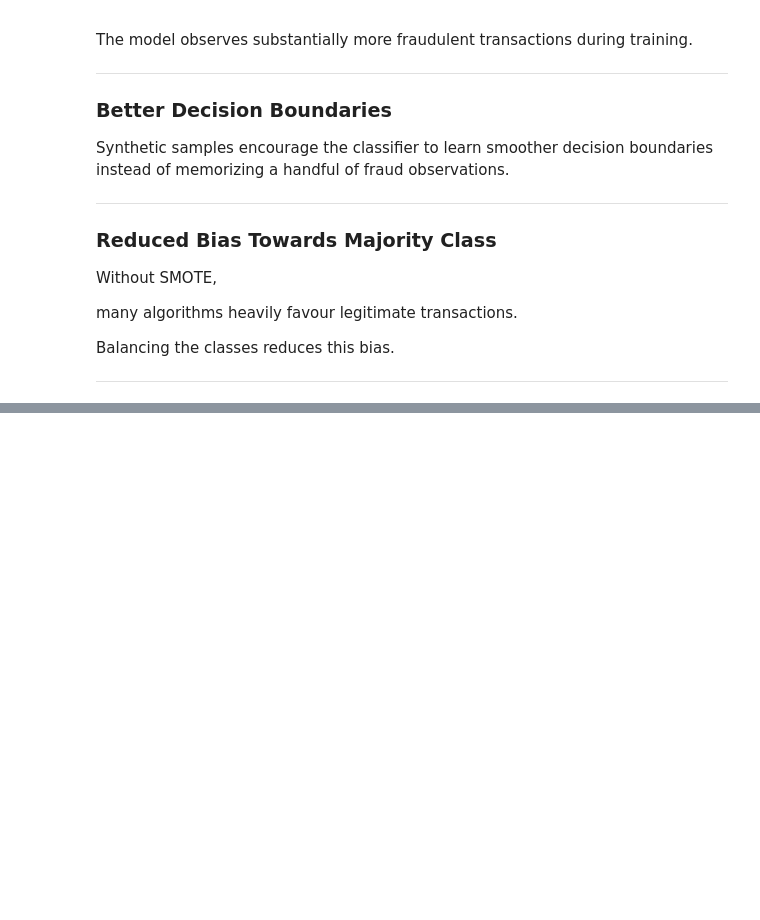
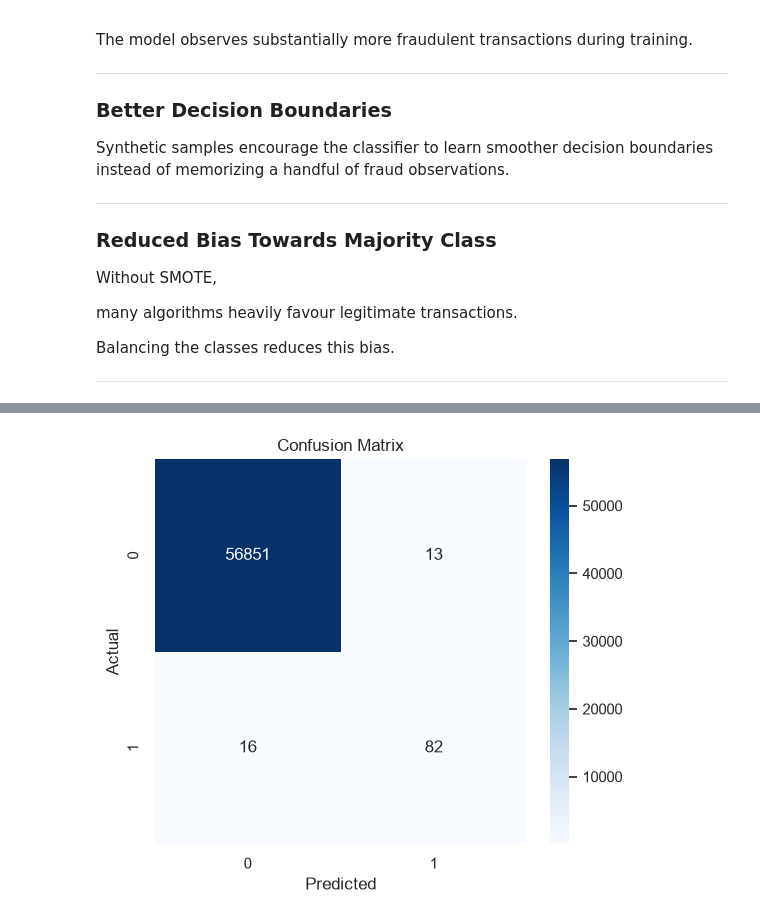
Before and after one commit to meerkanani-40/Credit-Card-Fraud-Detection, a Jupyter notebook: Credit_Card_Fraud_Detection.ipynb, the cells around one changed output, grey strips where cells are left out. Saved outputs shown, nothing was run; the diff lists cells and outputs as text; code cells hidden in the pictures; blank space fills up the shorter version.

```diff
--- a/Credit_Card_Fraud_Detection.ipynb
+++ b/Credit_Card_Fraud_Detection.ipynb
@@ -1610,0 +1623,7 @@ Balancing the classes reduces this bias.
+# %%
+models = {
+    "Logistic Regression": log_reg,
+    "Decision Tree": decision_tree,
+    "Random Forest": random_forest,
+    "Gradient Boosting": gradient_boost
+}
@@ -1610,0 +1640,4 @@ Balancing the classes reduces this bias.
+# %%
+results = []
+
+trained_models = {}
@@ -1610,0 +2040,4 @@ Balancing the classes reduces this bias.
+# %%
+# Final Model
+
+final_model = trained_models["Random Forest"]
@@ -1610,0 +2050,4 @@ Balancing the classes reduces this bias.
+# %%
+y_pred = final_model.predict(X_test_scaled)
+
+y_prob = final_model.predict_proba(X_test_scaled)[:,1]
@@ -1610,0 +2104,21 @@ Balancing the classes reduces this bias.
+# %%
+cm = confusion_matrix(y_test,y_pred)
+
+plt.figure(figsize=(6,5))
+
+sns.heatmap(
+    cm,
+    annot=True,
+    fmt="d",
+    cmap="Blues"
+)
+
+plt.xlabel("Predicted")
+
+plt.ylabel("Actual")
+
+plt.title("Confusion Matrix")
+
+plt.show()
+# %% [output]
+[figure, added]
```
Also changed, not shown: parts of 48 cells of this notebook.
